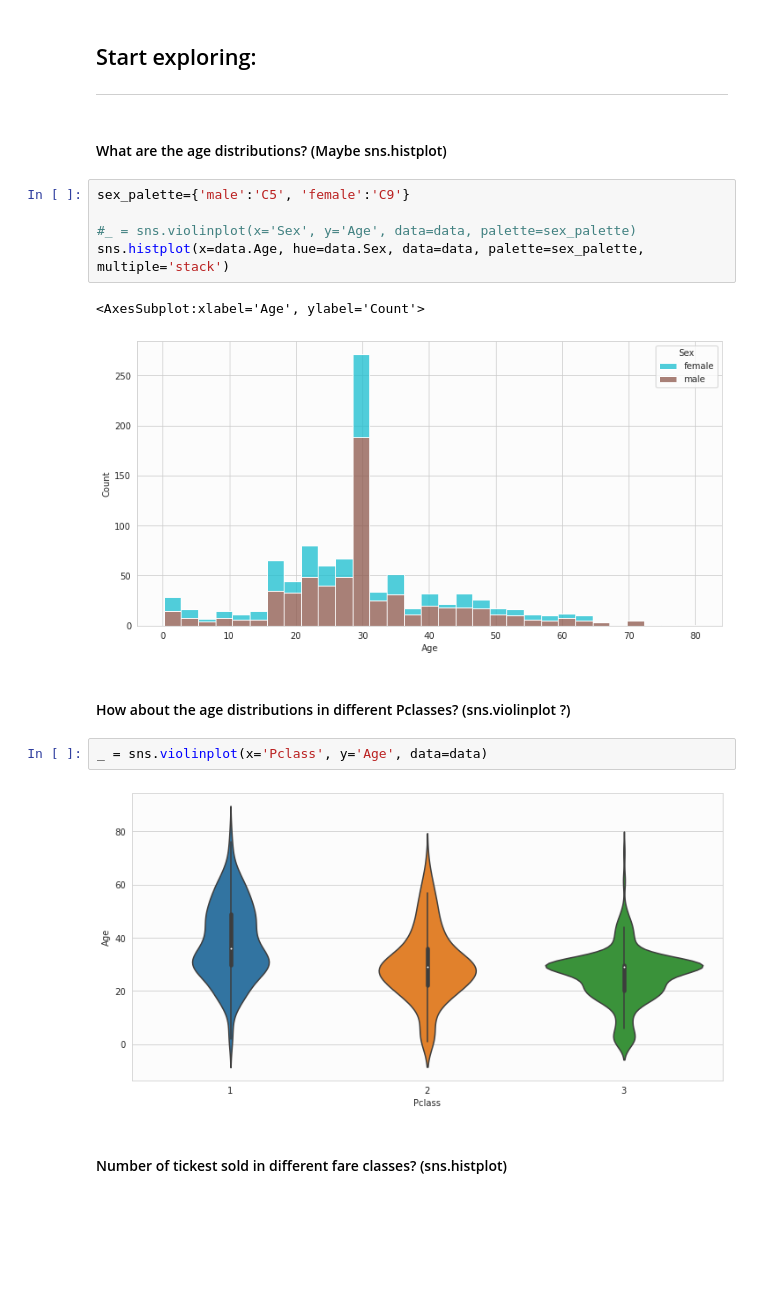
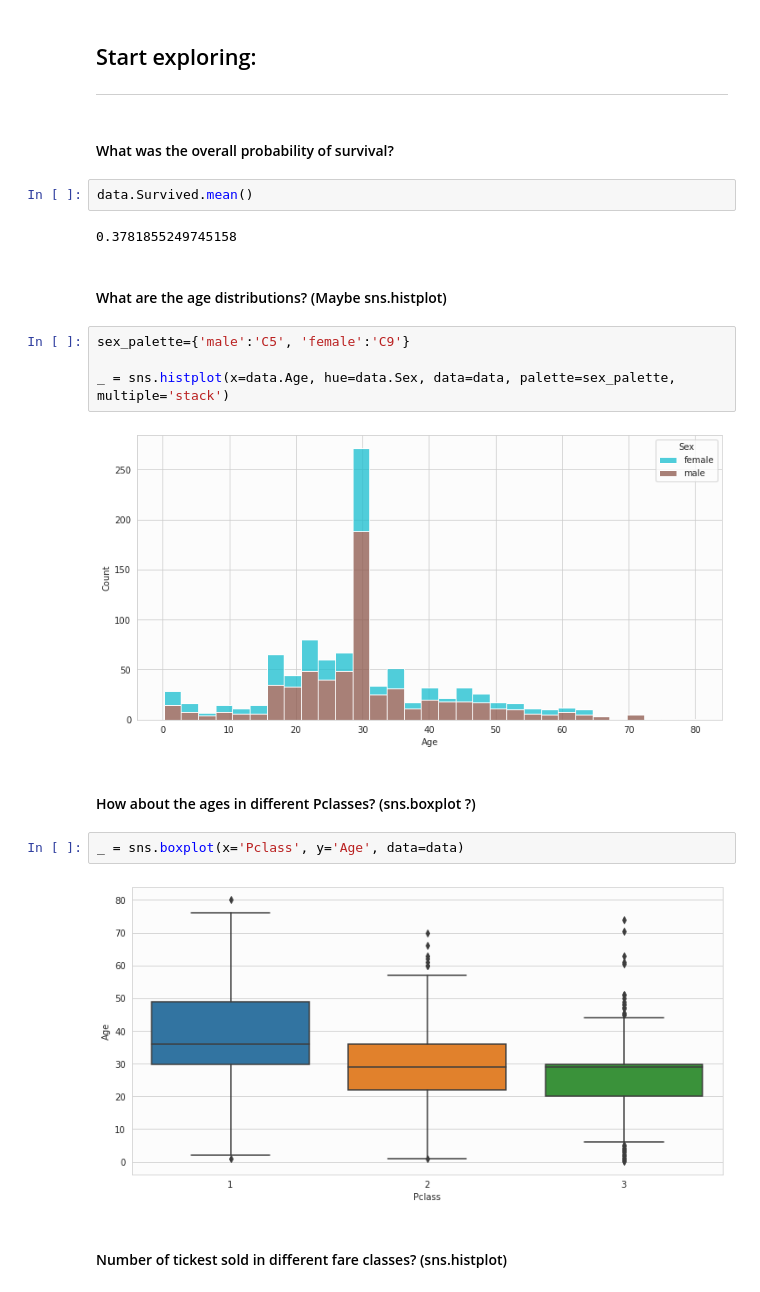
Before and after one commit to topiko/MLcourseMaterial, a Jupyter notebook: Assigment/Assigment_titanic.ipynb, the cells around one changed output. Drawn from its saved outputs; the diff is of its cells as text; blank space fills up the shorter version.

```diff
--- a/Assigment/Assigment_titanic.ipynb
+++ b/Assigment/Assigment_titanic.ipynb
@@ -148,22 +150,26 @@ Some children travelled only with a nanny, therefore parch=0 for them.
 # %% [markdown]
 ## Start exploring:
 ***
+# %% [markdown]
+#### What was the overall probability of survival?
+# %%
+data.Survived.mean()
+# %% [output]
+0.3781855249745158
 # %% [markdown]
 #### What are the age distributions? (Maybe sns.histplot)
 # %%
 sex_palette={'male':'C5', 'female':'C9'}
 
-#_ = sns.violinplot(x='Sex', y='Age', data=data, palette=sex_palette)
-sns.histplot(x=data.Age, hue=data.Sex, data=data, palette=sex_palette, multiple='stack')
+_ = sns.histplot(x=data.Age, hue=data.Sex, data=data, palette=sex_palette, multiple='stack')
 # %% [output]
-<AxesSubplot:xlabel='Age', ylabel='Count'>
 [figure]
 # %% [markdown]
-#### How about the age distributions in different Pclasses? (sns.violinplot ?)
+#### How about the ages in different Pclasses? (sns.boxplot ?)
 # %%
-_ = sns.violinplot(x='Pclass', y='Age', data=data)
+_ = sns.boxplot(x='Pclass', y='Age', data=data)
 # %% [output]
-[figure, old version]
+[figure, new version]
 # %% [markdown]
 #### Number of tickest sold in different fare classes? (sns.histplot)
 # %%
```
Also changed, not shown: parts of 23 cells of this notebook, 1 other file.
